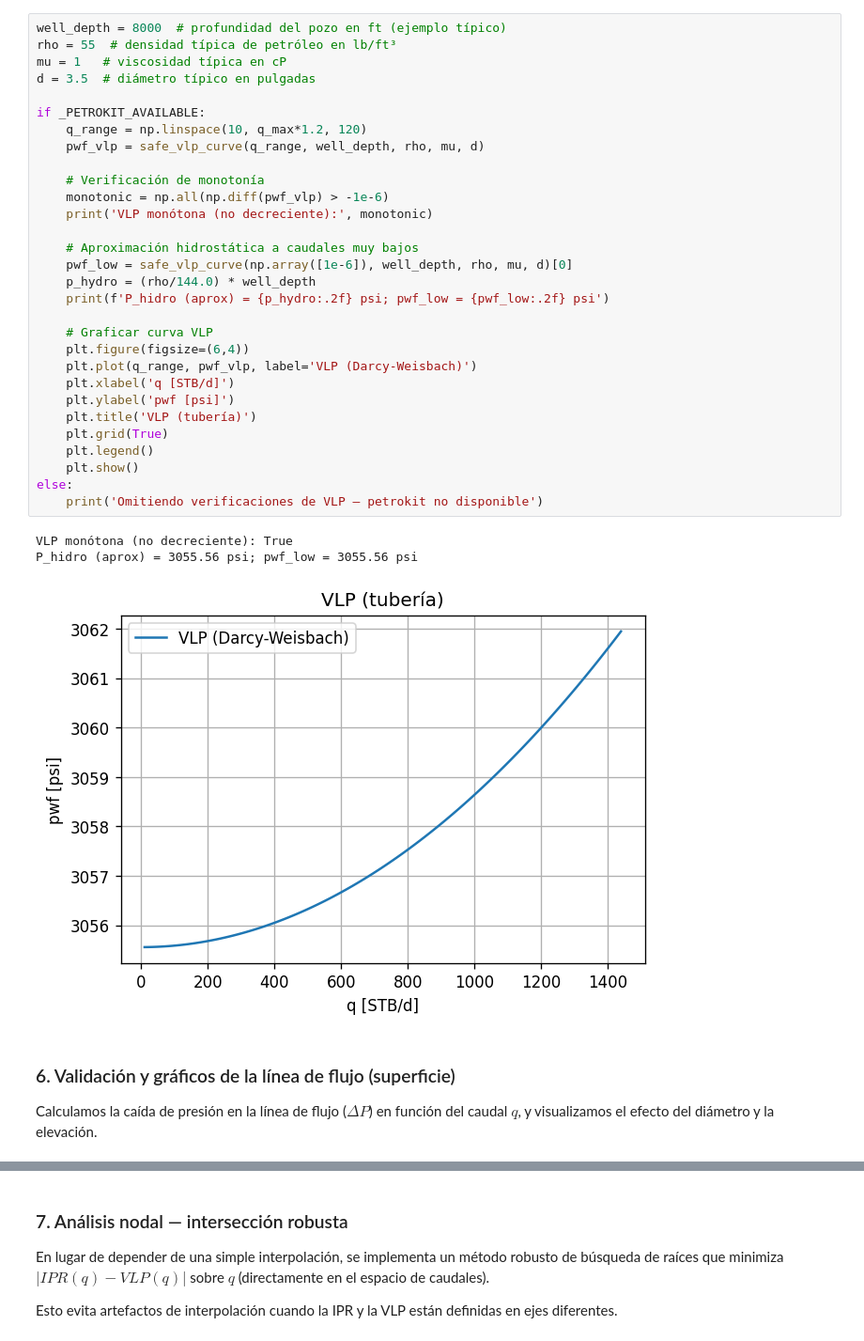
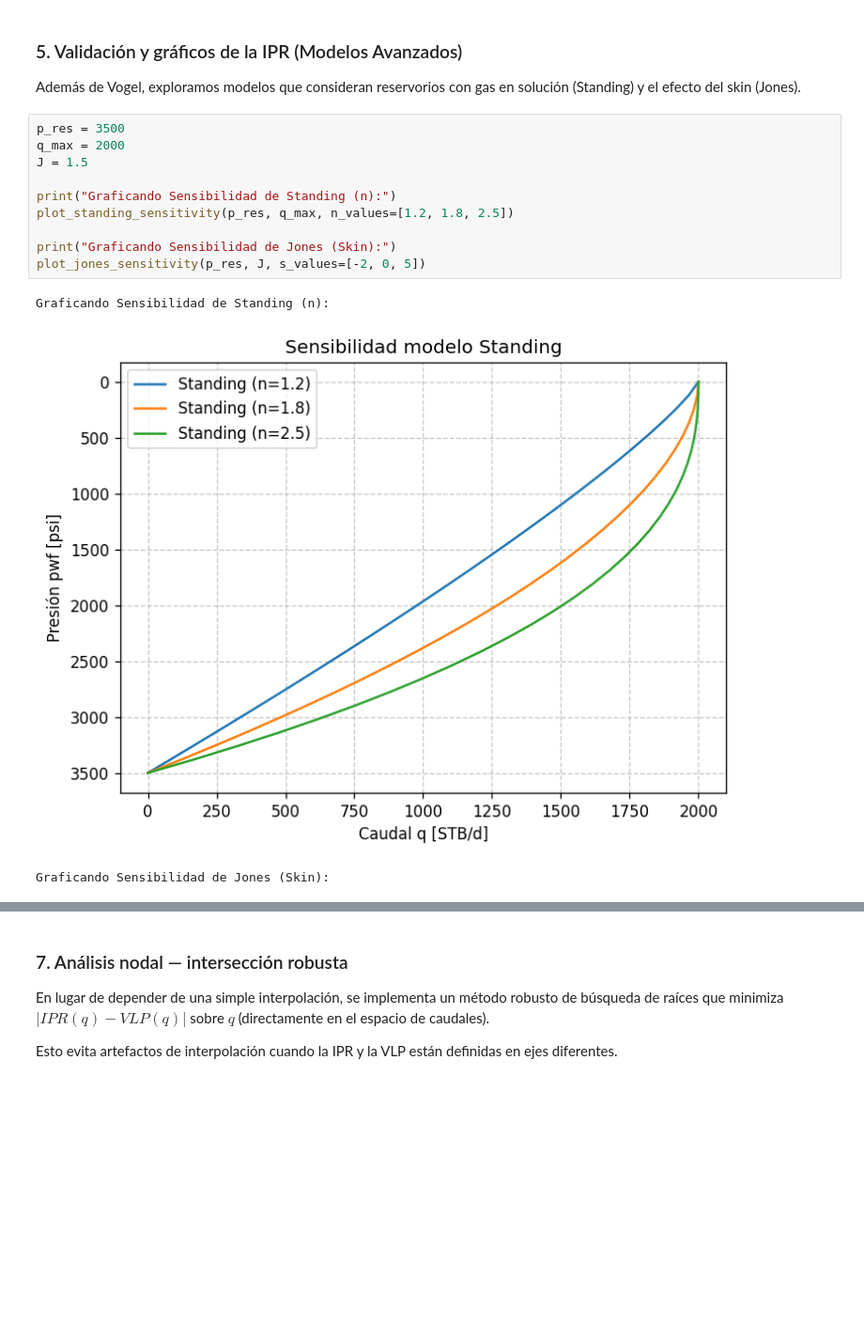
Before and after one commit to OrtegonAutomation/petrokit, a Jupyter notebook: examples/analisis_nodal_español.ipynb, the cells around one changed output, grey strips where cells are left out. Shown at 94% size. Cells and saved outputs as stored; diff of their text form; blank space fills up the shorter version.

```diff
--- a/examples/analisis_nodal_español.ipynb
+++ b/examples/analisis_nodal_español.ipynb
@@ -161,38 +221,18 @@ Validamos la monotonía y el límite hidrostático.
-# %%
-well_depth = 8000  # profundidad del pozo en ft (ejemplo típico)
-rho = 55  # densidad típica de petróleo en lb/ft³
-mu = 1   # viscosidad típica en cP
-d = 3.5  # diámetro típico en pulgadas
-
-if _PETROKIT_AVAILABLE:
-    q_range = np.linspace(10, q_max*1.2, 120)
-    pwf_vlp = safe_vlp_curve(q_range, well_depth, rho, mu, d)
-
-    # Verificación de monotonía
-    monotonic = np.all(np.diff(pwf_vlp) > -1e-6)
-    print('VLP monótona (no decreciente):', monotonic)
-
-    # Aproximación hidrostática a caudales muy bajos
-    pwf_low = safe_vlp_curve(np.array([1e-6]), well_depth, rho, mu, d)[0]
-    p_hydro = (rho/144.0) * well_depth
-    print(f'P_hidro (aprox) = {p_hydro:.2f} psi; pwf_low = {pwf_low:.2f} psi')
-
-    # Graficar curva VLP
-    plt.figure(figsize=(6,4))
-    plt.plot(q_range, pwf_vlp, label='VLP (Darcy-Weisbach)')
-    plt.xlabel('q [STB/d]')
-    plt.ylabel('pwf [psi]')
-    plt.title('VLP (tubería)')
-    plt.grid(True)
-    plt.legend()
-    plt.show()
-else:
-    print('Omitiendo verificaciones de VLP — petrokit no disponible')
-# %% [output]
-VLP monótona (no decreciente): True
-P_hidro (aprox) = 3055.56 psi; pwf_low = 3055.56 psi
-[figure, removed]
-# %% [markdown]
-### 6. Validación y gráficos de la línea de flujo (superficie)
-
-Calculamos la caída de presión en la línea de flujo ($\Delta P$) en función del caudal $q$, y visualizamos el efecto del diámetro y la elevación.
+# %% [markdown]
+### 5. Validación y gráficos de la IPR (Modelos Avanzados)
+
+Además de Vogel, exploramos modelos que consideran reservorios con gas en solución (Standing) y el efecto del skin (Jones).
+# %%
+p_res = 3500
+q_max = 2000
+J = 1.5
+
+print("Graficando Sensibilidad de Standing (n):")
+plot_standing_sensitivity(p_res, q_max, n_values=[1.2, 1.8, 2.5])
+
+print("Graficando Sensibilidad de Jones (Skin):")
+plot_jones_sensitivity(p_res, J, s_values=[-2, 0, 5])
+# %% [output]
+Graficando Sensibilidad de Standing (n):
+[figure, added]
+Graficando Sensibilidad de Jones (Skin):
```
Also changed, not shown: parts of 20 cells of this notebook, 22 other files.
